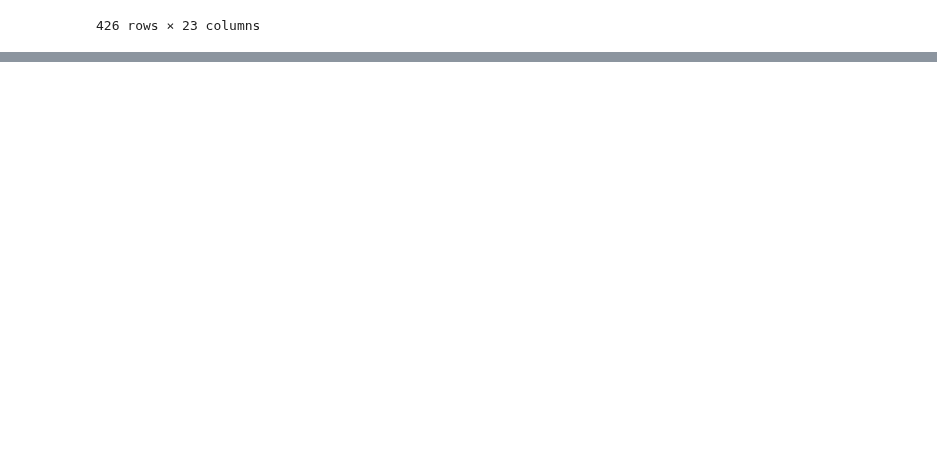
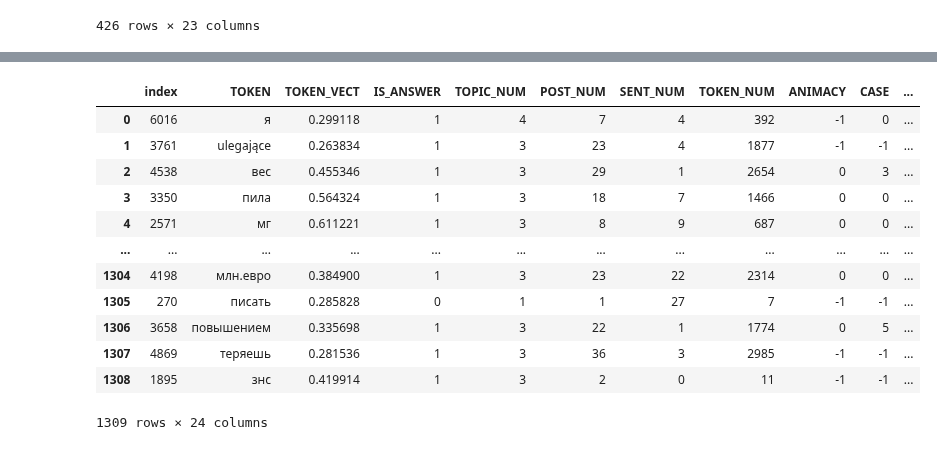
Before and after one commit to DmitryKutsev/cross-document_coreference, a Jupyter notebook: classifiers/new_decision_tree.ipynb, the cells around one changed output, grey strips where cells are left out. Saved outputs shown, nothing was run; the diff lists cells and outputs as text; code cells hidden in the pictures; blank space fills up the shorter version.

```diff
--- a/classifiers/new_decision_tree.ipynb
+++ b/classifiers/new_decision_tree.ipynb
@@ -241,0 +307,3 @@ df.describe()
+# %%
+for_factorize = 'ANIMACY	CASE	GENDER	PERSON	POS	DEPENDENCY	HEAD	HEAD_ANIMACY	HEAD_CASE	HEAD_GENDER	HEAD_POS'.split()
+for_factorize
@@ -241,0 +322,5 @@ df.describe()
+# %%
+
+_, lbl = pd.factorize(df.ANIMACY)
+print(lbl[0])
+_
@@ -241,0 +330,7 @@ df.describe()
+# %%
+mapping_dict = {}
+for col_name in for_factorize:
+  col, lbl = pd.factorize(df[col_name])
+  df[col_name] = col
+  mapping_dict[col_name] = lbl
+mapping_dict
@@ -278,0 +386,18 @@ train
+# %%
+test = test.reset_index()
+# %%
+test
+# %% [output]
+|  | index | TOKEN | TOKEN_VECT | IS_ANSWER | TOPIC_NUM | POST_NUM | SENT_NUM | TOKEN_NUM | ANIMACY | CASE | ... |
+| 0 | 6016 | я | 0.299118 | 1 | 4 | 7 | 4 | 392 | -1 | 0 | ... |
+| 1 | 3761 | ulegające | 0.263834 | 1 | 3 | 23 | 4 | 1877 | -1 | -1 | ... |
+| 2 | 4538 | вес | 0.455346 | 1 | 3 | 29 | 1 | 2654 | 0 | 3 | ... |
+| 3 | 3350 | пила | 0.564324 | 1 | 3 | 18 | 7 | 1466 | 0 | 0 | ... |
+| 4 | 2571 | мг | 0.611221 | 1 | 3 | 8 | 9 | 687 | 0 | 0 | ... |
+| ... | ... | ... | ... | ... | ... | ... | ... | ... | ... | ... | ... |
+| 1304 | 4198 | млн.евро | 0.384900 | 1 | 3 | 23 | 22 | 2314 | 0 | 0 | ... |
+| 1305 | 270 | писать | 0.285828 | 0 | 1 | 1 | 27 | 7 | -1 | -1 | ... |
+| 1306 | 3658 | повышением | 0.335698 | 1 | 3 | 22 | 1 | 1774 | 0 | 5 | ... |
+| 1307 | 4869 | теряешь | 0.281536 | 1 | 3 | 36 | 3 | 2985 | -1 | -1 | ... |
+| 1308 | 1895 | знс | 0.419914 | 1 | 3 | 2 | 0 | 11 | -1 | -1 | ... |
+1309 rows × 24 columns
```
Also changed, not shown: parts of 38 cells of this notebook.
